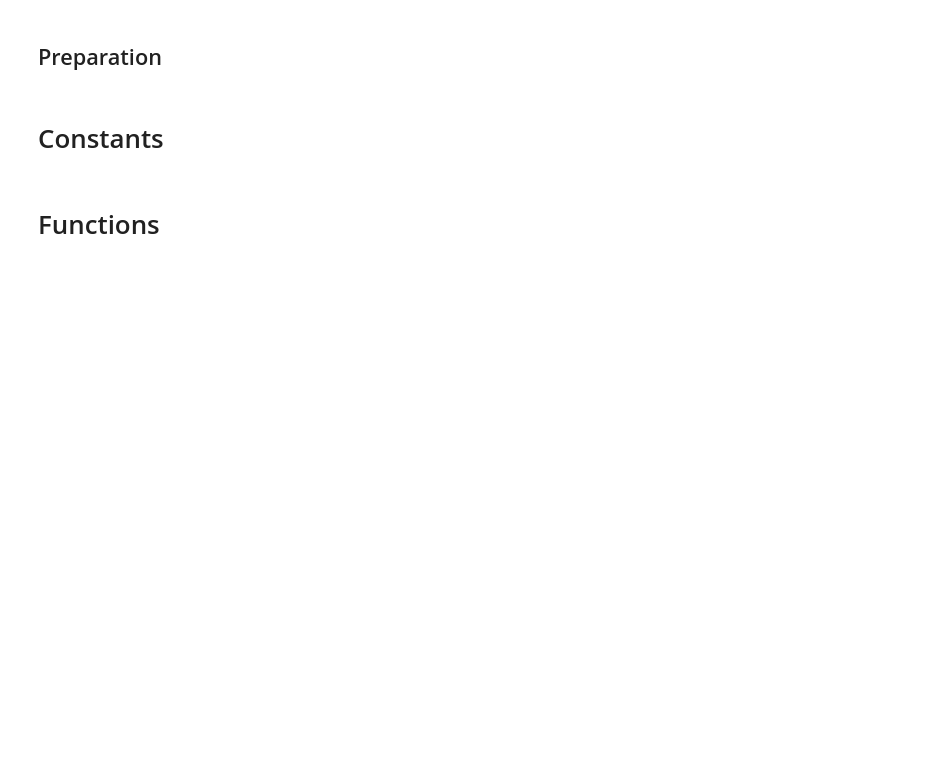
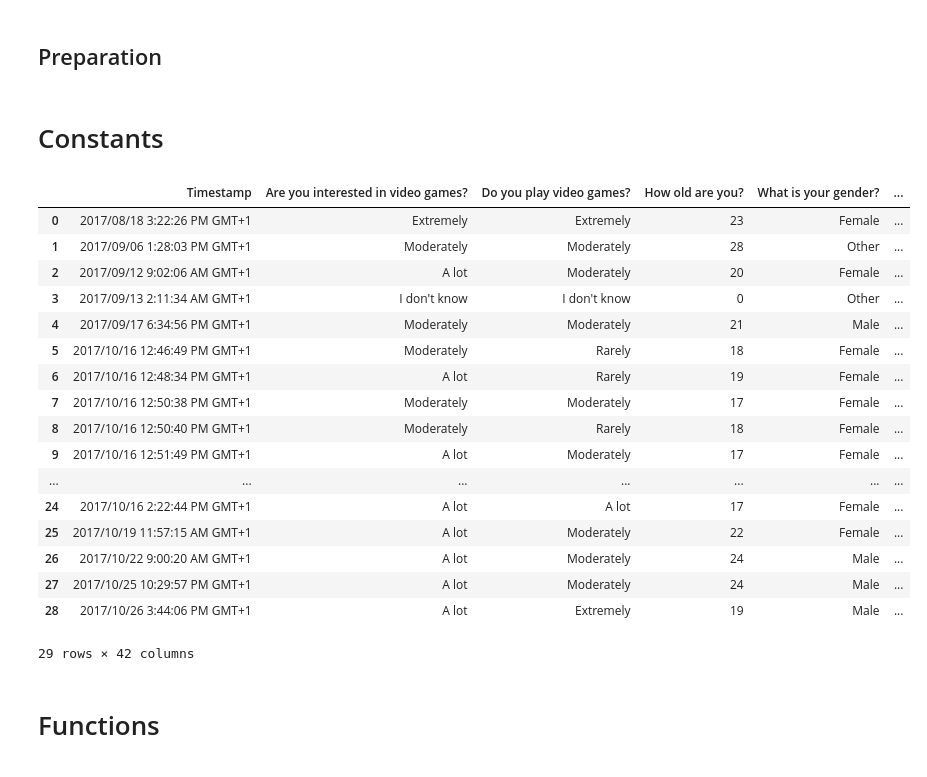
Before and after one commit to CyberCRI/dataanalysis-herocoli-redmetrics, a Jupyter notebook: v1.52/Functions/1. Google form analysis.ipynb, the cells around one changed output. Saved outputs shown, nothing was run; the diff lists cells and outputs as text; code cells hidden in the pictures; blank space fills up the shorter version.

Commit message:
post-Discovery Days data and analysis

```diff
--- a/v1.52/Functions/1. Google form analysis.ipynb
+++ b/v1.52/Functions/1. Google form analysis.ipynb
@@ -16,3 +12,33 @@ gform = pd.read_csv("../../data/Google forms/" + formname)
+# %%
+gformPath = "../../data/Google forms/"
+genericFormName = '2017-11-02-gform-'
+enSuffix = 'en'
+frSuffix = 'fr'
+csvSuffix = '.csv'
+gformEN = pd.read_csv(gformPath + genericFormName + enSuffix + csvSuffix)
+gformFR = pd.read_csv(gformPath + genericFormName + frSuffix + csvSuffix)
+gform = pd.concat([gformEN, gformFR])
+# %%
+gformEN
+# %% [output]
+|  | Timestamp | Are you interested in video games? | Do you play video games? | How old are you? | What is your gender? | ... |
+| 0 | 2017/08/18 3:22:26 PM GMT+1 | Extremely | Extremely | 23 | Female | ... |
+| 1 | 2017/09/06 1:28:03 PM GMT+1 | Moderately | Moderately | 28 | Other | ... |
+| 2 | 2017/09/12 9:02:06 AM GMT+1 | A lot | Moderately | 20 | Female | ... |
+| 3 | 2017/09/13 2:11:34 AM GMT+1 | I don't know | I don't know | 0 | Other | ... |
+| 4 | 2017/09/17 6:34:56 PM GMT+1 | Moderately | Moderately | 21 | Male | ... |
+| 5 | 2017/10/16 12:46:49 PM GMT+1 | Moderately | Rarely | 18 | Female | ... |
+| 6 | 2017/10/16 12:48:34 PM GMT+1 | A lot | Rarely | 19 | Female | ... |
+| 7 | 2017/10/16 12:50:38 PM GMT+1 | Moderately | Moderately | 17 | Female | ... |
+| 8 | 2017/10/16 12:50:40 PM GMT+1 | Moderately | Rarely | 18 | Female | ... |
+| 9 | 2017/10/16 12:51:49 PM GMT+1 | A lot | Moderately | 17 | Female | ... |
+| ... | ... | ... | ... | ... | ... | ... |
+| 24 | 2017/10/16 2:22:44 PM GMT+1 | A lot | A lot | 17 | Female | ... |
+| 25 | 2017/10/19 11:57:15 AM GMT+1 | A lot | Moderately | 22 | Female | ... |
+| 26 | 2017/10/22 9:00:20 AM GMT+1 | A lot | Moderately | 24 | Male | ... |
+| 27 | 2017/10/25 10:29:57 PM GMT+1 | A lot | Moderately | 24 | Male | ... |
+| 28 | 2017/10/26 3:44:06 PM GMT+1 | A lot | Extremely | 19 | Male | ... |
+29 rows × 42 columns
 # %%
 #localplayerguidkey = 'Ne pas modifier - identifiant anonyme prérempli'
 localplayerguidkey = 'Do not edit -  pre-filled anonymous ID'
```
Also changed, not shown: parts of 2 cells of this notebook, 21 other files.
